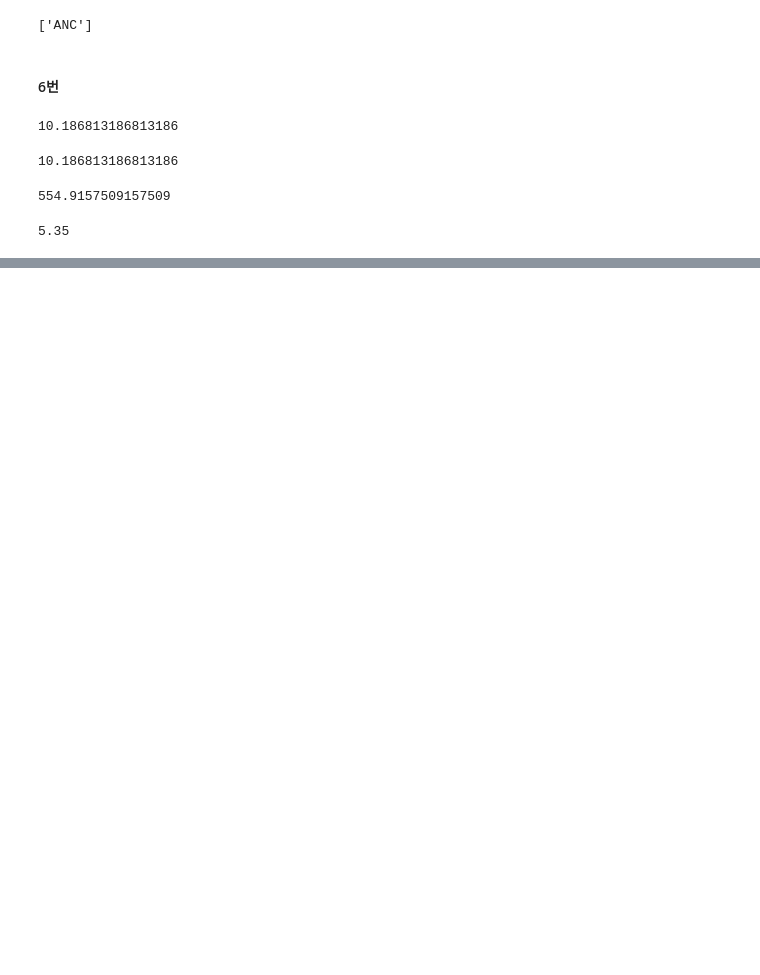
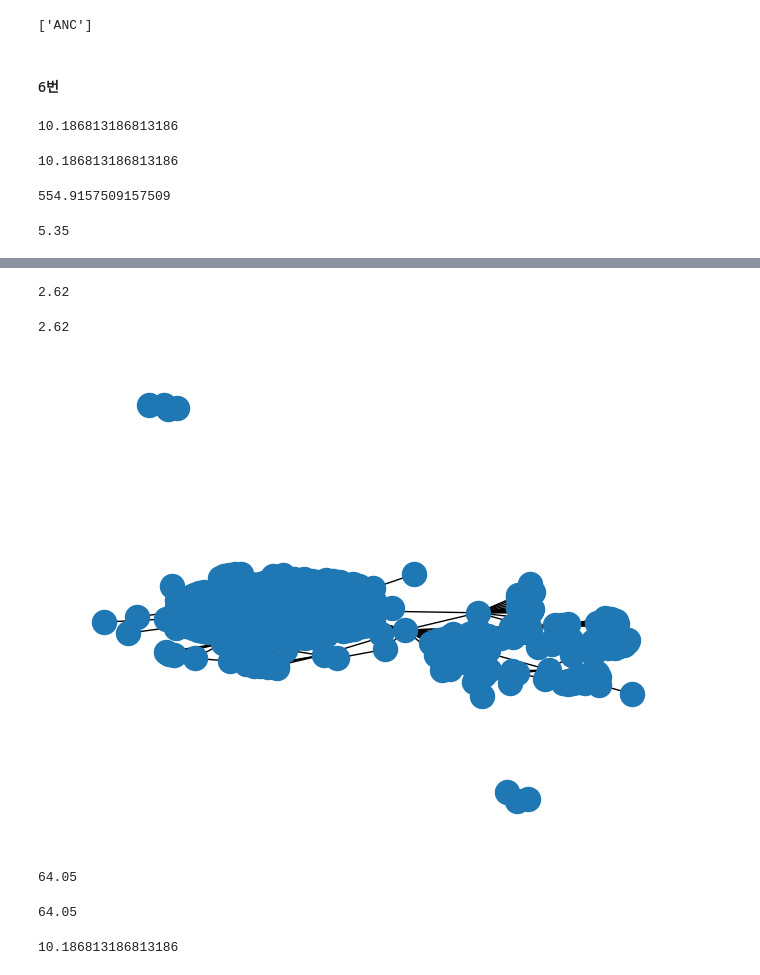
Before and after one commit to hr1588/network, a Jupyter notebook: 3장.ipynb, the cells around one changed output, grey strips where cells are left out. Cells and saved outputs as stored; diff of their text form; code cells hidden in the pictures; blank space fills up the shorter version.

```diff
--- a/3장.ipynb
+++ b/3장.ipynb
@@ -235,0 +380,25 @@ round(k,2)
+# %%
+node_all_avg(v)
+# %% [output]
+2.62
+# %%
+round(np.mean(list(nx.average_neighbor_degree(v).values())),2) # v 네트워크로 동일함 확인
+# %% [output]
+2.62
+# %%
+air = nx.read_graphml('data/openflights_usa.graphml.gz') # air 네트워크
+nx.draw(air)
+# %% [output]
+[figure, added]
+# %%
+round(np.mean(list(nx.average_neighbor_degree(air).values())),2)
+# %% [output]
+64.05
+# %%
+node_all_avg(air) # 노드 이웃의 평균 연결선 수
+# %% [output]
+64.05
+# %%
+np.mean([air.degree(n) for n in air.nodes]) # air 네트워크 평균 연결선 수, 이웃의 평균 연결선 수가 더 크므로 친구 역설이 성립한다.
+# %% [output]
+10.186813186813186
```
Also changed, not shown: parts of 48 cells of this notebook.
